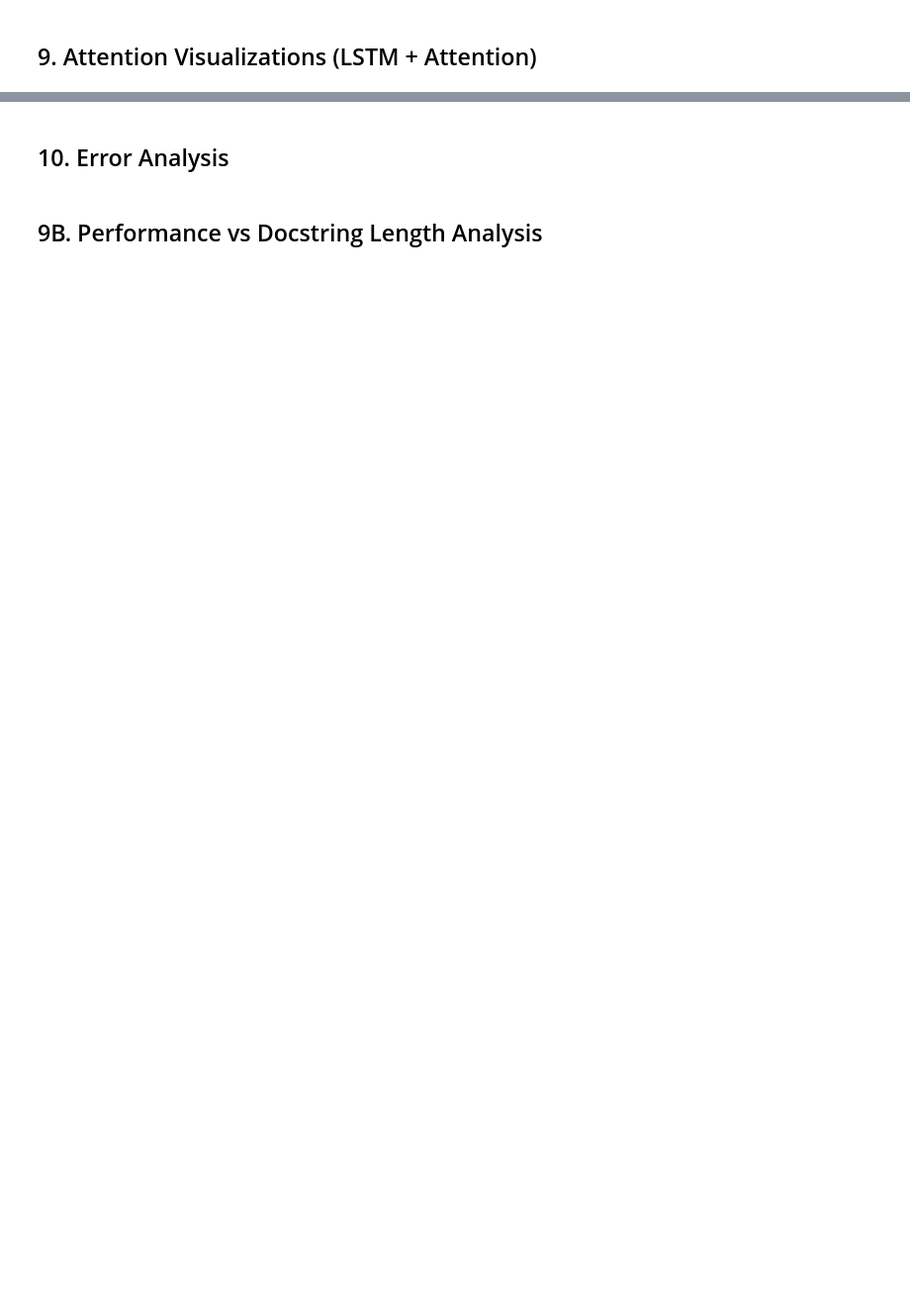
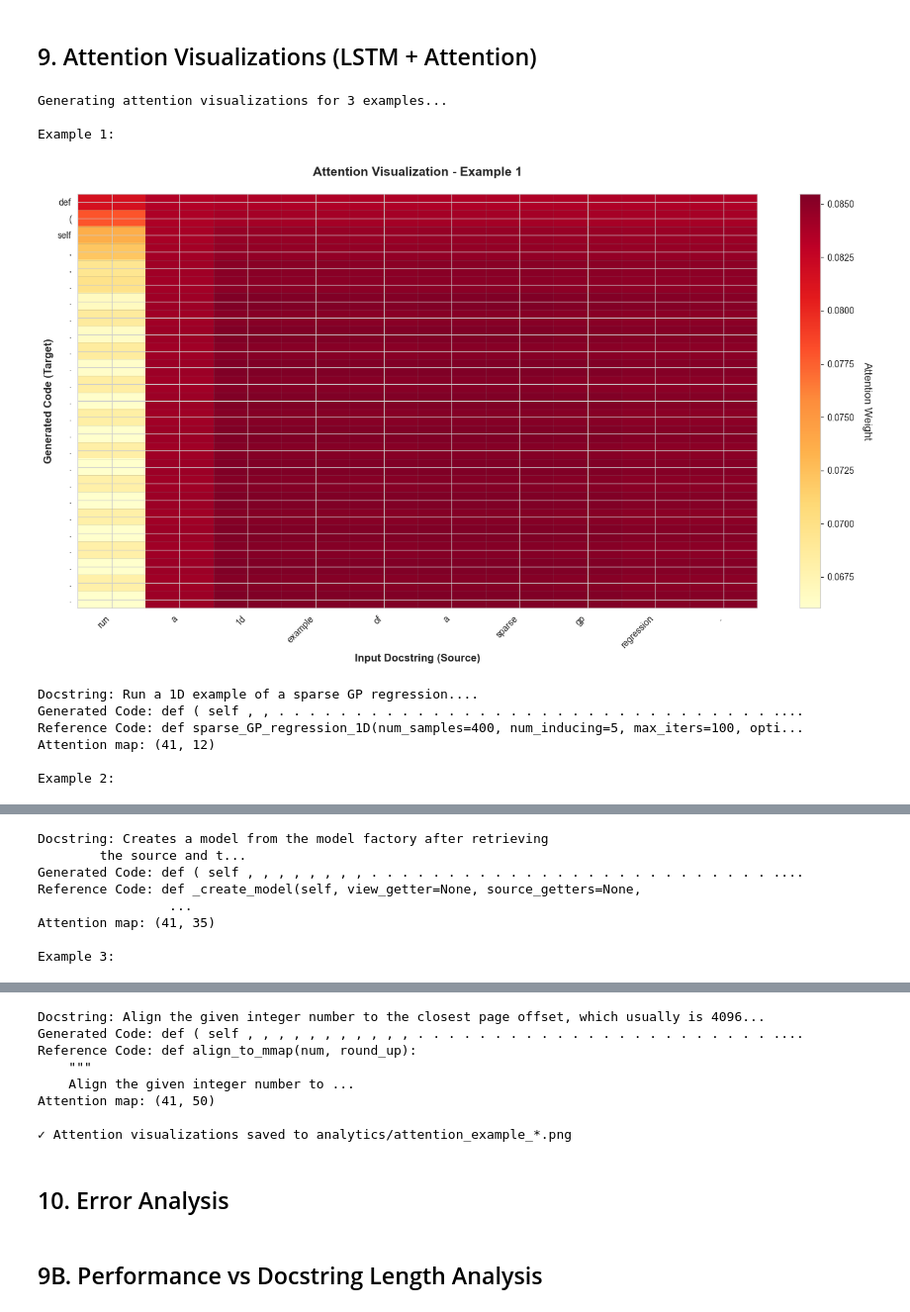
Before and after one commit to Sabbir-Asif/text-to-code, a Jupyter notebook: rnn-seq2seq-analytics.ipynb, the cells around one changed output, grey strips where cells are left out. Shown at 99% size. Saved outputs shown, nothing was run; the diff lists cells and outputs as text; code cells hidden in the pictures; blank space fills up the shorter version.

```diff
--- a/rnn-seq2seq-analytics.ipynb
+++ b/rnn-seq2seq-analytics.ipynb
@@ -302,31 +166,40 @@ tgt_vocab_size = len(tgt_tokenizer.word2idx)
 print("Loading trained models...\n")
 
 # Vanilla RNN
-rnn_encoder = VanillaRNNEncoder(src_vocab_size, CONFIG['EMBEDDING_DIM'], CONFIG['HIDDEN_DIM'])
-rnn_decoder = VanillaRNNDecoder(tgt_vocab_size, CONFIG['EMBEDDING_DIM'], CONFIG['HIDDEN_DIM'])
+rnn_encoder = VanillaRNNEncoder(src_vocab_size, CONFIG['EMBEDDING_DIM'], CONFIG['HIDDEN_DIM'],
+                               dropout=CONFIG['DROPOUT'], bidirectional=CONFIG['BIDIRECTIONAL'])
+rnn_decoder = VanillaRNNDecoder(tgt_vocab_size, CONFIG['EMBEDDING_DIM'], CONFIG['HIDDEN_DIM'],
+                               dropout=CONFIG['DROPOUT'])
 rnn_model = VanillaRNNSeq2Seq(rnn_encoder, rnn_decoder, device).to(device)
 
 checkpoint = torch.load('models/vanilla_rnn_best.pt', map_location=device)
-rnn_model.load_state_dict(checkpoint['model_state_dict'])
+rnn_model.load_state_dict(checkpoint['model_state_dict'], strict=False)
 rnn_model.eval()
 print(f"✓ Vanilla RNN loaded (Epoch {checkpoint['epoch']+1}, Loss: {checkpoint['loss']:.4f})")
 
 # LSTM
-lstm_encoder = LSTMEncoder(src_vocab_size, CONFIG['EMBEDDING_DIM'], CONFIG['HIDDEN_DIM'])
-lstm_decoder = LSTMDecoder(tgt_vocab_size, CONFIG['EMBEDDING_DIM'], CONFIG['HIDDEN_DIM'])
+lstm_encoder = LSTMEncoder(src_vocab_size, CONFIG['EMBEDDING_DIM'], CONFIG['HIDDEN_DIM'],
+                          num_layers=CONFIG['NUM_LAYERS'], dropout=CONFIG['DROPOUT'],
+                          bidirectional=CONFIG['BIDIRECTIONAL'])
+lstm_decoder = LSTMDecoder(tgt_vocab_size, CONFIG['EMBEDDING_DIM'], CONFIG['HIDDEN_DIM'],
+                          num_layers=CONFIG['NUM_LAYERS'], dropout=CONFIG['DROPOUT'])
 lstm_model = LSTMSeq2Seq(lstm_encoder, lstm_decoder, device).to(device)
 
 checkpoint = torch.load('models/lstm_best.pt', map_location=device)
-lstm_model.load_state_dict(checkpoint['model_state_dict'])
+lstm_model.load_state_dict(checkpoint['model_state_dict'], strict=False)
 lstm_model.eval()
 print(f"✓ LSTM loaded (Epoch {checkpoint['epoch']+1}, Loss: {checkpoint['loss']:.4f})")
 
 # LSTM with Attention
-attn_encoder = BiLSTMEncoder(src_vocab_size, CONFIG['EMBEDDING_DIM'], CONFIG['HIDDEN_DIM'])
-attn_decoder = AttentionDecoder(tgt_vocab_size, CONFIG['EMBEDDING_DIM'], CONFIG['HIDDEN_DIM'])
+encoder_output_dim = CONFIG['HIDDEN_DIM'] * 2 if CONFIG['BIDIRECTIONAL'] else CONFIG['HIDDEN_DIM']
+attn_encoder = BiLSTMEncoder(src_vocab_size, CONFIG['EMBEDDING_DIM'], CONFIG['HIDDEN_DIM'],
+                            num_layers=CONFIG['NUM_LAYERS'], dropout=CONFIG['DROPOUT'],
+                            bidirectional=CONFIG['BIDIRECTIONAL'])
+attn_decoder = AttentionDecoder(tgt_vocab_size, CONFIG['EMBEDDING_DIM'], CONFIG['HIDDEN_DIM'],
+                               encoder_output_dim=encoder_output_dim)
 attn_model = LSTMAttentionSeq2Seq(attn_encoder, attn_decoder, device).to(device)
 
 checkpoint = torch.load('models/lstm_attention_best.pt', map_location=device)
-attn_model.load_state_dict(checkpoint['model_state_dict'])
+attn_model.load_state_dict(checkpoint['model_state_dict'], strict=False)
 attn_model.eval()
 print(f"✓ LSTM with Attention loaded (Epoch {checkpoint['epoch']+1}, Loss: {checkpoint['loss']:.4f})")
@@ -818,7 +910,7 @@ def visualize_attention(docstring, generated_code, attention_weights, docstring_
     attention_weights = attention_weights[:len(code_tokens), :len(docstring_tokens)]
 
     # Create heatmap
-    im = ax.imshow(attention_weights, cmap='Blues', aspect='auto')
+    im = ax.imshow(attention_weights, cmap='YlOrRd', aspect='auto', interpolation='nearest')
 
     # Set ticks
     ax.set_xticks(np.arange(len(docstring_tokens)))
@@ -828,7 +920,12 @@ def visualize_attention(docstring, generated_code, attention_weights, docstring_
 
     # Add colorbar
     cbar = plt.colorbar(im, ax=ax)
-    cbar.set_label('Attention Weight', rotation=270, labelpad=20, fontsize=11)
+    cbar.set_label('Attention Weight', rotation=270, labelpad=20, fontsize=12)
+
+    # Add grid
+    ax.set_xticks(np.arange(len(docstring_tokens)) - 0.5, minor=True)
+    ax.set_yticks(np.arange(len(code_tokens)) - 0.5, minor=True)
+    ax.grid(which='minor', color='gray', linestyle='-', linewidth=0.5, alpha=0.3)
 
     # Labels
     ax.set_xlabel('Input Docstring (Source)', fontsize=12, fontweight='bold')
@@ -873,31 +970,44 @@ for example_idx in range(3):
 
             if top1 == 2:  # <EOS>
                 break
 
             decoder_input = torch.tensor([[top1]], device=device)
 
     # Prepare for visualization
     docstring_tokens = src_tokens[:CONFIG['MAX_DOCSTRING_LEN']-2]
     generated_code = tgt_tokenizer.decode(generated_indices, skip_special_tokens=True)
     generated_tokens = generated_code.split()
 
     attention_matrix = np.array(attention_list[:len(generated_tokens)])
 
     # Create visualization
     fig = visualize_attention(
         docstring,
         generated_code,
         attention_matrix,
         docstring_tokens,
         generated_tokens,
         title=f"Attention Visualization - Example {example_idx + 1}"
     )
 
-    plt.savefig(f'attention_example_{example_idx+1}.png', dpi=300, bbox_inches='tight')
+    plt.savefig(f'analytics/attention_example_{example_idx+1}.png', dpi=300, bbox_inches='tight')
     plt.show()
 
     print(f"Docstring: {docstring[:80]}...")
     print(f"Generated Code: {generated_code[:80]}...")
     print(f"Reference Code: {reference_code[:80]}...")
     print(f"Attention map: {attention_matrix.shape}")
     print()
+
+print("✓ Attention visualizations saved to analytics/attention_example_*.png")
+# %% [output]
+Generating attention visualizations for 3 examples...
+
+Example 1:
+[figure, added]
+Docstring: Run a 1D example of a sparse GP regression....
+Generated Code: def ( self , , . . . . . . . . . . . . . . . . . . . . . . . . . . . . . . . . ....
+Reference Code: def sparse_GP_regression_1D(num_samples=400, num_inducing=5, max_iters=100, opti...
+Attention map: (41, 12)
+
+Example 2:
@@ -903,0 +1015,8 @@ for example_idx in range(3):
+Docstring: Creates a model from the model factory after retrieving
+        the source and t...
+Generated Code: def ( self , , , , , , , , . . . . . . . . . . . . . . . . . . . . . . . . . . ....
+Reference Code: def _create_model(self, view_getter=None, source_getters=None,
+                 ...
+Attention map: (41, 35)
+
+Example 3:
@@ -904,3 +1024,11 @@ for example_idx in range(3):
+Docstring: Align the given integer number to the closest page offset, which usually is 4096...
+Generated Code: def ( self , , , , , , , , , , , . . . . . . . . . . . . . . . . . . . . . . . ....
+Reference Code: def align_to_mmap(num, round_up):
+    """
+    Align the given integer number to ...
+Attention map: (41, 50)
+
+✓ Attention visualizations saved to analytics/attention_example_*.png
 # %% [markdown]
 ## 10. Error Analysis
 # %% [markdown]
```
Also changed, not shown: parts of 15 cells of this notebook, 23 other files.
